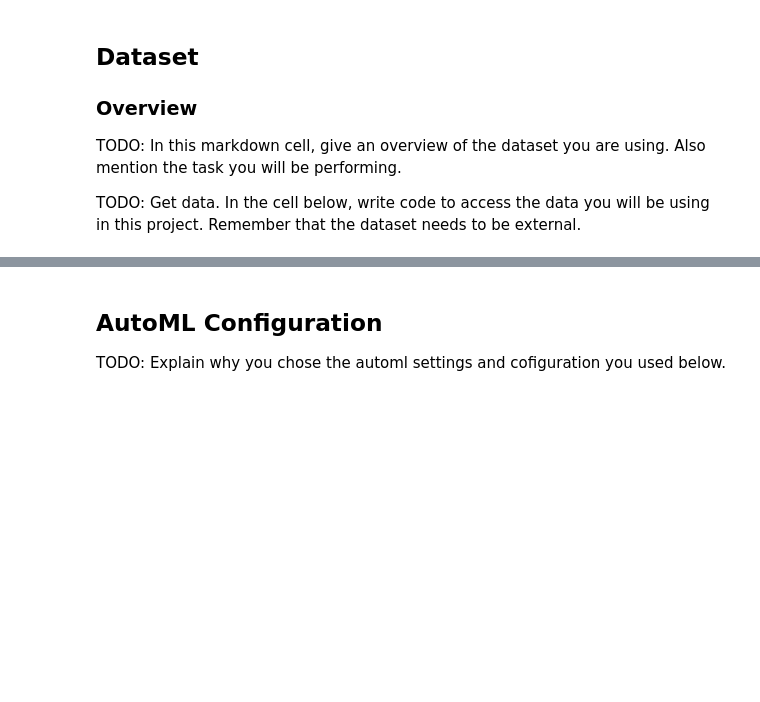
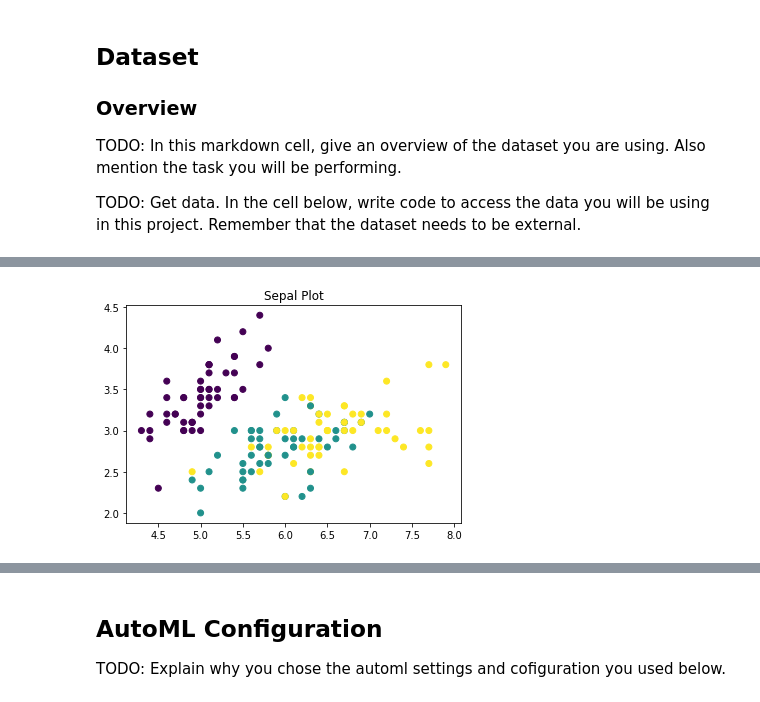
Before and after one commit to piprzyb/Azure3, a Jupyter notebook: automl.ipynb, the cells around one changed output, grey strips where cells are left out. Saved outputs shown, nothing was run; the diff lists cells and outputs as text; code cells hidden in the pictures; blank space fills up the shorter version.

```diff
--- a/automl.ipynb
+++ b/automl.ipynb
@@ -58,0 +69,13 @@ dataset.head()
+# %%
+train_link = 'https://raw.githubusercontent.com/piprzyb/Azure3/main/train.csv'
+test_link = 'https://raw.githubusercontent.com/piprzyb/Azure3/main/test.csv'
+data_train = Dataset.Tabular.from_delimited_files(path=train_link)
+data_test = Dataset.Tabular.from_delimited_files(path=test_link)
+
+dataset=data_train.to_pandas_dataframe()
+test = data_test.to_pandas_dataframe()
+
+dataset = dataset.append(test)
+
+print(dataset.size)
+dataset.head()
@@ -72,0 +102,6 @@ train, test = train_test_split(dataset, test_size=0.2, random_state=42)
+# %%
+plt.title("Sepal Plot")
+plt.scatter('sepal_length', 'sepal_width', c=dataset.iris_class.map({'Iris-setosa':0, 'Iris-versicolor':1, 'Iris-virginica':2}), data=dataset)
+plt.show()
+# %% [output]
+[figure, added]
```
Also changed, not shown: parts of 14 cells of this notebook.
